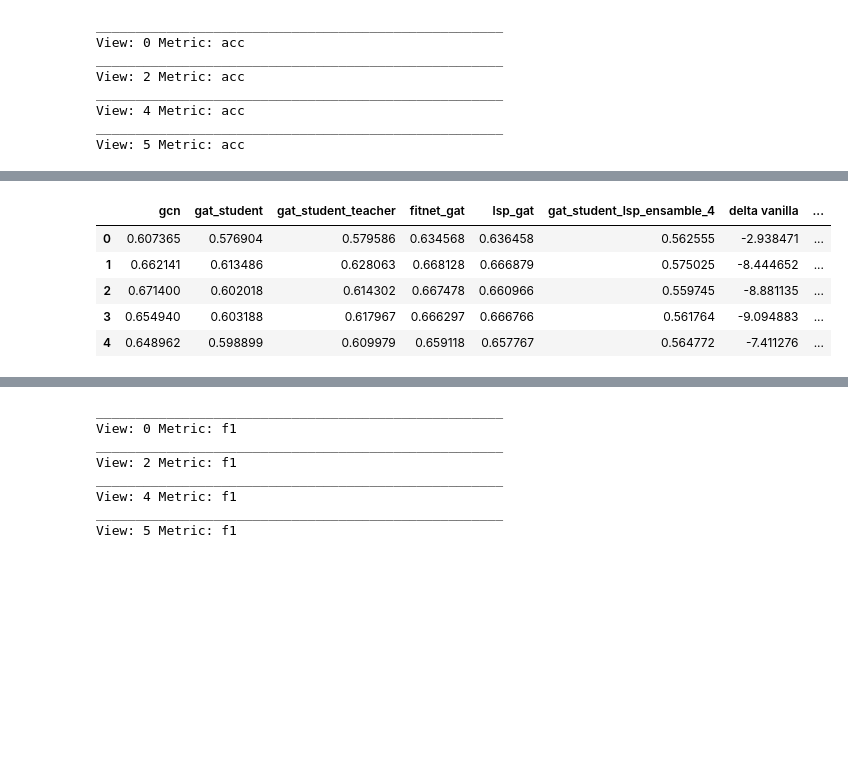
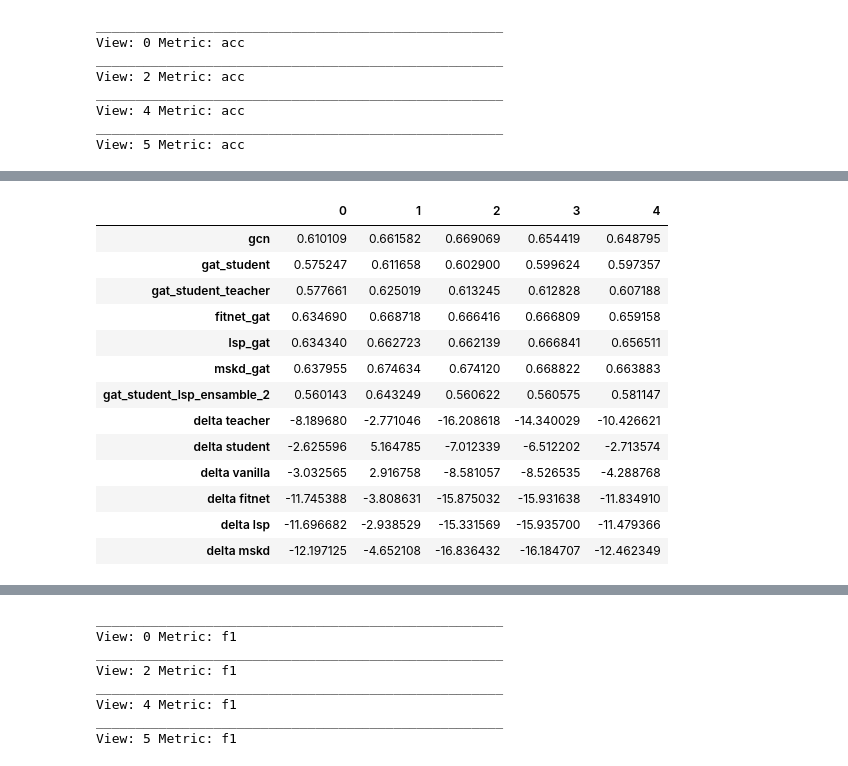
Before and after one commit to LorenzoStigliano/thesis-imperial, a Jupyter notebook: src/notebooks/study_GSP_gcn_gat.ipynb, the cells around one changed output, grey strips where cells are left out. Cells and saved outputs as stored; diff of their text form; code cells hidden in the pictures; blank space fills up the shorter version.

```diff
--- a/src/notebooks/study_GSP_gcn_gat.ipynb
+++ b/src/notebooks/study_GSP_gcn_gat.ipynb
@@ -517,10 +520,12 @@ mean_all_runs, mean_all_std = reproducibility_mulitple_runs_student_specific(
 # %%
 reproducibility_frame = pd.DataFrame(mean_all_runs.T)
 
-models=["gcn", "gat_student", "gat_student_teacher", "fitnet_gat",  "lsp_gat", "gat_student_lsp_ensamble_4"]
+models=["gcn", "gat_student", "gat_student_teacher", "fitnet_gat",  "lsp_gat", "mskd_gat", "gat_student_lsp_ensamble_2"]
 reproducibility_frame.columns = models
 
-reproducibility_frame["delta vanilla"] = ((reproducibility_frame["gat_student_lsp_ensamble_4"] - reproducibility_frame["gat_student_teacher"]) / reproducibility_frame["gat_student_teacher"])*100
-reproducibility_frame["delta fitnet"] = ((reproducibility_frame["gat_student_lsp_ensamble_4"] - reproducibility_frame["fitnet_gat"]) / reproducibility_frame["fitnet_gat"])*100
-reproducibility_frame["delta lsp"] = ((reproducibility_frame["gat_student_lsp_ensamble_4"] - reproducibility_frame["lsp_gat"]) / reproducibility_frame["lsp_gat"])*100
-reproducibility_frame
+reproducibility_frame["delta teacher"] = ((reproducibility_frame["gat_student_lsp_ensamble_2"] - reproducibility_frame["gcn"]) / reproducibility_frame["gcn"])*100
+reproducibility_frame["delta student"] = ((reproducibility_frame["gat_student_lsp_ensamble_2"] - reproducibility_frame["gat_student"]) / reproducibility_frame["gat_student"])*100
+reproducibility_frame["delta vanilla"] = ((reproducibility_frame["gat_student_lsp_ensamble_2"] - reproducibility_frame["gat_student_teacher"]) / reproducibility_frame["gat_student_teacher"])*100
+reproducibility_frame["delta fitnet"] = ((reproducibility_frame["gat_student_lsp_ensamble_2"] - reproducibility_frame["fitnet_gat"]) / reproducibility_frame["fitnet_gat"])*100
+reproducibility_frame["delta lsp"] = ((reproducibility_frame["gat_student_lsp_ensamble_2"] - reproducibility_frame["lsp_gat"]) / reproducibility_frame["lsp_gat"])*100
+reproducibility_frame["delta mskd"] = ((reproducibility_frame["gat_student_lsp_ensamble_2"] - reproducibility_frame["mskd_gat"]) / reproducibility_frame["mskd_gat"])*100
@@ -535,26 +579,25 @@ reproducibility_frame
 views=[0, 2, 4, 5]
 CV=["3Fold", "5Fold", "10Fold"]
 #model = ["gcn_student_ensamble_4", "gcn_student_lsp_ensamble_4"]
-model = ["gat_student_lsp_ensamble_4"]
-runs = [0,1,2,3,4,5,6,8,9]
+model = ["gat_student_lsp_ensamble_2"]
+runs = [i for i in range(10)]
 dataset = "gender_data"
 dataset_split="val"
 analysis_type="model_assessment"
 metrics = ["acc"]
 #model_args= [gcn_student_ensamble_4_args, gcn_student_lsp_ensamble_4_args]
-model_args= [gcn_gat_student_lsp_ensamble_4_args]
+model_args= [gcn_gat_student_lsp_ensamble_2_args]
 
-best_student = [1,3,1,3]
-#best_student_4_lsp = [2,1,2,1]
+best_student = [0,1,0,0]
 
 view_mean = []
 view_std = []
 
 for best_student_i, view in enumerate(views):
 
-    models = ["gcn", "gat_student", "gat_student_teacher", "fitnet_gat",  "lsp_gat"]
+    models = ["gcn", "gat_student", "gat_student_teacher", "fitnet_gat",  "lsp_gat", "mskd_gat"]
     mean_all_runs = []
-    for run in [0,1,2,3,4,5,6,8,9]:
+    for run in runs:
         view_data_mean, _ = view_metric_analysis(models=models, CV=CV, view=view, run=run, metric="acc", dataset=dataset,
                                                  dataset_split=dataset_split, analysis_type=analysis_type,
                                                  model_args= [
@@ -562,7 +605,8 @@ for best_student_i, view in enumerate(views):
                                                     gat_gat_student_args,
                                                     gcn_gat_student_args,
                                                     gcn_gat_fitnet_student_args,
-                                                    gcn_gat_lsp_student_args])
+                                                    gcn_gat_lsp_student_args,
+                                                    gcn_gat_mskd_student_args])
         mean_all_runs.append(view_data_mean)
 
     mean_all_std = np.std(mean_all_runs, axis=0).squeeze()
@@ -628,18 +672,30 @@ average_across_views_df
 # %%
 average_across_views_df = pd.DataFrame(average_across_views_df)
-models=["gcn", "gat_student", "gat_student_teacher", "fitnet_gat",  "lsp_gat", "gat_student_lsp_ensamble_4"]
+models=["gcn", "gat_student", "gat_student_teacher", "fitnet_gat",  "lsp_gat", "mskd_gat", "gat_student_lsp_ensamble_2"]
 
 average_across_views_df.columns = models
 
-average_across_views_df["delta vanilla"] = ((average_across_views_df["gat_student_lsp_ensamble_4"] - average_across_views_df["gat_student_teacher"]) / average_across_views_df["gat_student_teacher"])*100
-average_across_views_df["delta fitnet"] = ((average_across_views_df["gat_student_lsp_ensamble_4"] - average_across_views_df["fitnet_gat"]) / average_across_views_df["fitnet_gat"])*100
-average_across_views_df["delta lsp"] = ((average_across_views_df["gat_student_lsp_ensamble_4"] - average_across_views_df["lsp_gat"]) / average_across_views_df["lsp_gat"])*100
+average_across_views_df["delta teacher"] = ((average_across_views_df["gat_student_lsp_ensamble_2"] - average_across_views_df["gcn"]) / average_across_views_df["gcn"])*100
+average_across_views_df["delta student"] = ((average_across_views_df["gat_student_lsp_ensamble_2"] - average_across_views_df["gat_student"]) / average_across_views_df["gat_student"])*100
+
+average_across_views_df["delta vanilla"] = ((average_across_views_df["gat_student_lsp_ensamble_2"] - average_across_views_df["gat_student_teacher"]) / average_across_views_df["gat_student_teacher"])*100
+average_across_views_df["delta fitnet"] = ((average_across_views_df["gat_student_lsp_ensamble_2"] - average_across_views_df["fitnet_gat"]) / average_across_views_df["fitnet_gat"])*100
+average_across_views_df["delta lsp"] = ((average_across_views_df["gat_student_lsp_ensamble_2"] - average_across_views_df["lsp_gat"]) / average_across_views_df["lsp_gat"])*100
+average_across_views_df["delta mskd"] = ((average_across_views_df["gat_student_lsp_ensamble_2"] - average_across_views_df["mskd_gat"]) / average_across_views_df["mskd_gat"])*100
 # %%
-average_across_views_df
+average_across_views_df.T
 # %% [output]
-|  | gcn | gat_student | gat_student_teacher | fitnet_gat | lsp_gat | gat_student_lsp_ensamble_4 | delta vanilla | ... |
-| 0 | 0.607365 | 0.576904 | 0.579586 | 0.634568 | 0.636458 | 0.562555 | -2.938471 | ... |
-| 1 | 0.662141 | 0.613486 | 0.628063 | 0.668128 | 0.666879 | 0.575025 | -8.444652 | ... |
-| 2 | 0.671400 | 0.602018 | 0.614302 | 0.667478 | 0.660966 | 0.559745 | -8.881135 | ... |
-| 3 | 0.654940 | 0.603188 | 0.617967 | 0.666297 | 0.666766 | 0.561764 | -9.094883 | ... |
-| 4 | 0.648962 | 0.598899 | 0.609979 | 0.659118 | 0.657767 | 0.564772 | -7.411276 | ... |
+|  | 0 | 1 | 2 | 3 | 4 |
+| gcn | 0.610109 | 0.661582 | 0.669069 | 0.654419 | 0.648795 |
+| gat_student | 0.575247 | 0.611658 | 0.602900 | 0.599624 | 0.597357 |
+| gat_student_teacher | 0.577661 | 0.625019 | 0.613245 | 0.612828 | 0.607188 |
+| fitnet_gat | 0.634690 | 0.668718 | 0.666416 | 0.666809 | 0.659158 |
+| lsp_gat | 0.634340 | 0.662723 | 0.662139 | 0.666841 | 0.656511 |
+| mskd_gat | 0.637955 | 0.674634 | 0.674120 | 0.668822 | 0.663883 |
+| gat_student_lsp_ensamble_2 | 0.560143 | 0.643249 | 0.560622 | 0.560575 | 0.581147 |
+| delta teacher | -8.189680 | -2.771046 | -16.208618 | -14.340029 | -10.426621 |
+| delta student | -2.625596 | 5.164785 | -7.012339 | -6.512202 | -2.713574 |
+| delta vanilla | -3.032565 | 2.916758 | -8.581057 | -8.526535 | -4.288768 |
+| delta fitnet | -11.745388 | -3.808631 | -15.875032 | -15.931638 | -11.834910 |
+| delta lsp | -11.696682 | -2.938529 | -15.331569 | -15.935700 | -11.479366 |
+| delta mskd | -12.197125 | -4.652108 | -16.836432 | -16.184707 | -12.462349 |
```
Also changed, not shown: parts of 12 cells of this notebook, 6 other files.
